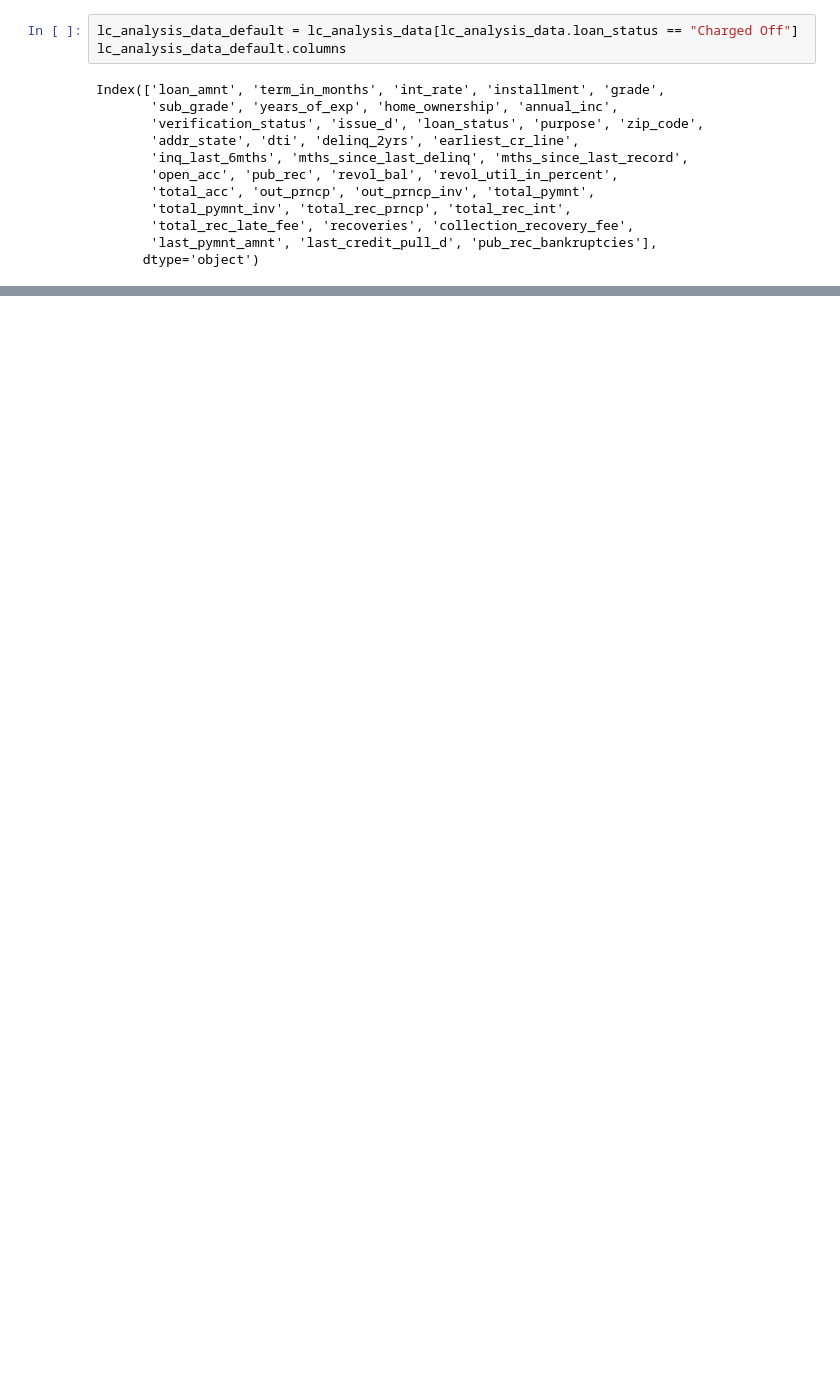
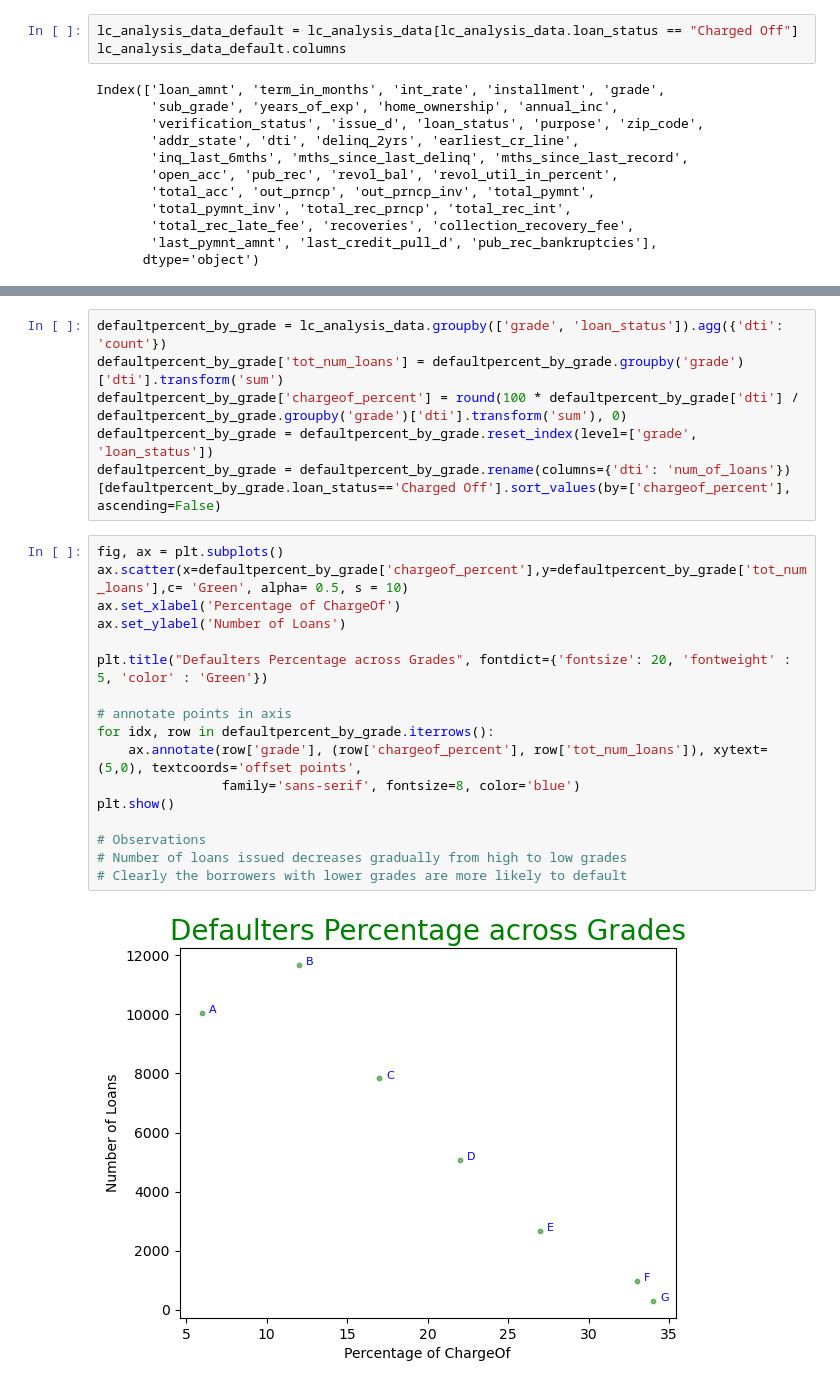
Before and after one commit to arunprasadkumaran/lending-club-case-study, a Jupyter notebook: ArunPrasad.ipynb, the cells around one changed output, grey strips where cells are left out. Cells and saved outputs as stored; diff of their text form; blank space fills up the shorter version.

```diff
--- a/ArunPrasad.ipynb
+++ b/ArunPrasad.ipynb
@@ -351,0 +358,25 @@ sns.scatterplot(x="loan_amnt",
+# %%
+defaultpercent_by_grade = lc_analysis_data.groupby(['grade', 'loan_status']).agg({'dti': 'count'})
+defaultpercent_by_grade['tot_num_loans'] = defaultpercent_by_grade.groupby('grade')['dti'].transform('sum')
+defaultpercent_by_grade['chargeof_percent'] = round(100 * defaultpercent_by_grade['dti'] / defaultpercent_by_grade.groupby('grade')['dti'].transform('sum'), 0)
+defaultpercent_by_grade = defaultpercent_by_grade.reset_index(level=['grade', 'loan_status'])
+defaultpercent_by_grade = defaultpercent_by_grade.rename(columns={'dti': 'num_of_loans'})[defaultpercent_by_grade.loan_status=='Charged Off'].sort_values(by=['chargeof_percent'], ascending=False)
+# %%
+fig, ax = plt.subplots()
+ax.scatter(x=defaultpercent_by_grade['chargeof_percent'],y=defaultpercent_by_grade['tot_num_loans'],c= 'Green', alpha= 0.5, s = 10)
+ax.set_xlabel('Percentage of ChargeOf')
+ax.set_ylabel('Number of Loans')
+
+plt.title("Defaulters Percentage across Grades", fontdict={'fontsize': 20, 'fontweight' : 5, 'color' : 'Green'})
+
+# annotate points in axis
+for idx, row in defaultpercent_by_grade.iterrows():
+    ax.annotate(row['grade'], (row['chargeof_percent'], row['tot_num_loans']), xytext=(5,0), textcoords='offset points',
+                family='sans-serif', fontsize=8, color='blue')
+plt.show()
+
+# Observations
+# Number of loans issued decreases gradually from high to low grades
+# Clearly the borrowers with lower grades are more likely to default
+# %% [output]
+[figure, added]
```
Also changed, not shown: parts of 21 cells of this notebook.
